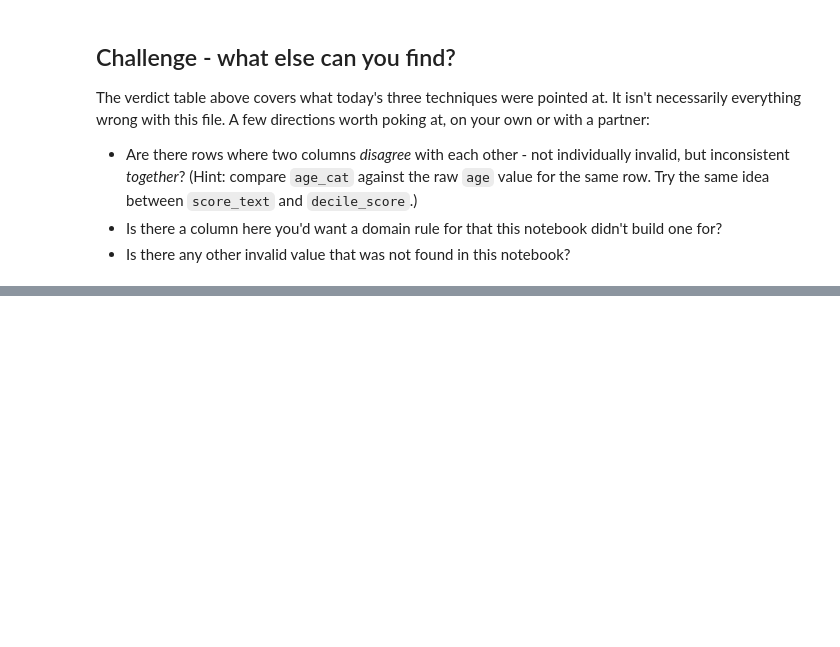
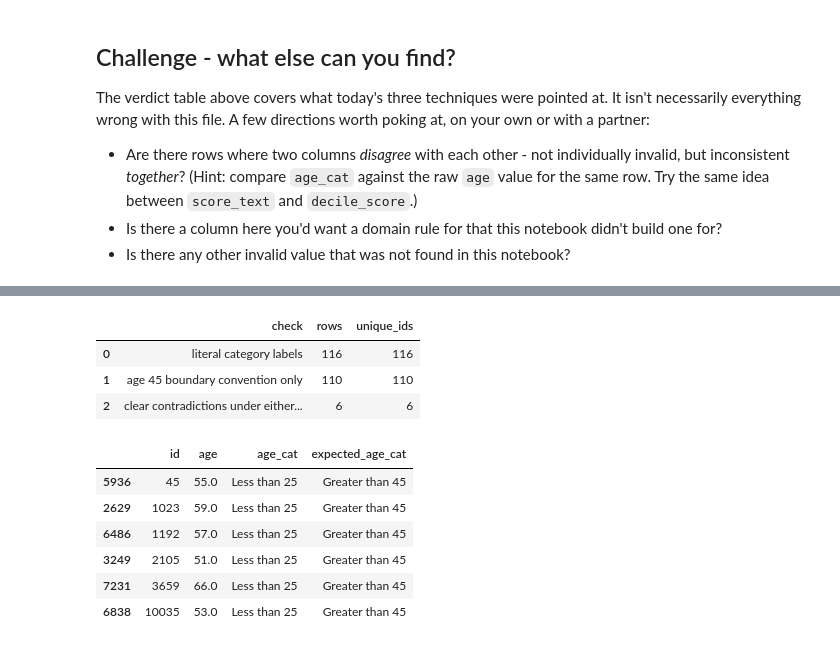
Before and after one commit to brunophenriques/ETAI-Pipeline, a Jupyter notebook: notebooks/week3/01_eda_introduction.ipynb, the cells around one changed output, grey strips where cells are left out. Drawn from its saved outputs; the diff is of its cells as text; code cells hidden in the pictures; blank space fills up the shorter version.

```diff
--- a/notebooks/week3/01_eda_introduction.ipynb
+++ b/notebooks/week3/01_eda_introduction.ipynb
@@ -714,0 +719,48 @@ The verdict table above covers what today's three techniques were pointed at. It
+# %%
+age_num = pd.to_numeric(df_raw["age"], errors="coerce")
+age_cat_norm = df_raw["age_cat"].astype("string").str.strip()
+known_age_categories = {"Less than 25", "25 - 45", "Greater than 45"}
+age_pair_is_valid = age_num.between(18, 100) & age_cat_norm.isin(known_age_categories)
+
+# Literal reading of the labels: 25-45 includes 45, and Greater than 45 starts at 46.
+expected_age_cat_literal = pd.Series(pd.NA, index=df_raw.index, dtype="string")
+expected_age_cat_literal.loc[age_num < 25] = "Less than 25"
+expected_age_cat_literal.loc[age_num.between(25, 45, inclusive="both")] = "25 - 45"
+expected_age_cat_literal.loc[age_num > 45] = "Greater than 45"
+literal_age_mismatch = age_pair_is_valid & age_cat_norm.ne(expected_age_cat_literal)
+
+# The file itself consistently puts age 45 in Greater than 45. Preserve that convention
+# temporarily so the systematic boundary issue is not mixed with clear row-level errors.
+expected_age_cat_file = pd.Series(pd.NA, index=df_raw.index, dtype="string")
+expected_age_cat_file.loc[age_num < 25] = "Less than 25"
+expected_age_cat_file.loc[(age_num >= 25) & (age_num < 45)] = "25 - 45"
+expected_age_cat_file.loc[age_num >= 45] = "Greater than 45"
+clear_age_mismatch = age_pair_is_valid & age_cat_norm.ne(expected_age_cat_file)
+age_45_boundary_rows = age_pair_is_valid & age_num.eq(45) & age_cat_norm.eq("Greater than 45")
+
+age_check_summary = pd.DataFrame([
+    {"check": "literal category labels", "rows": int(literal_age_mismatch.sum()),
+     "unique_ids": int(df_raw.loc[literal_age_mismatch, "id"].nunique())},
+    {"check": "age 45 boundary convention only", "rows": int(age_45_boundary_rows.sum()),
+     "unique_ids": int(df_raw.loc[age_45_boundary_rows, "id"].nunique())},
+    {"check": "clear contradictions under either convention", "rows": int(clear_age_mismatch.sum()),
+     "unique_ids": int(df_raw.loc[clear_age_mismatch, "id"].nunique())},
+])
+display(age_check_summary)
+display(
+    df_raw.loc[clear_age_mismatch, ["id", "age", "age_cat"]]
+    .assign(expected_age_cat=expected_age_cat_file.loc[clear_age_mismatch])
+    .sort_values("id")
+)
+# %% [output]
+|  | check | rows | unique_ids |
+| 0 | literal category labels | 116 | 116 |
+| 1 | age 45 boundary convention only | 110 | 110 |
+| 2 | clear contradictions under either... | 6 | 6 |
+|  | id | age | age_cat | expected_age_cat |
+| 5936 | 45 | 55.0 | Less than 25 | Greater than 45 |
+| 2629 | 1023 | 59.0 | Less than 25 | Greater than 45 |
+| 6486 | 1192 | 57.0 | Less than 25 | Greater than 45 |
+| 3249 | 2105 | 51.0 | Less than 25 | Greater than 45 |
+| 7231 | 3659 | 66.0 | Less than 25 | Greater than 45 |
+| 6838 | 10035 | 53.0 | Less than 25 | Greater than 45 |
```
Also changed, not shown: parts of 7 cells of this notebook, 1 other file.
